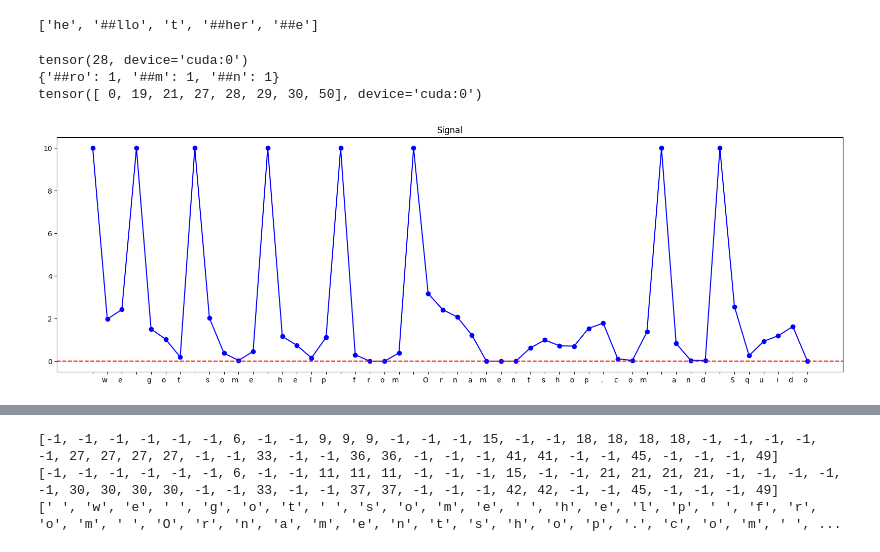
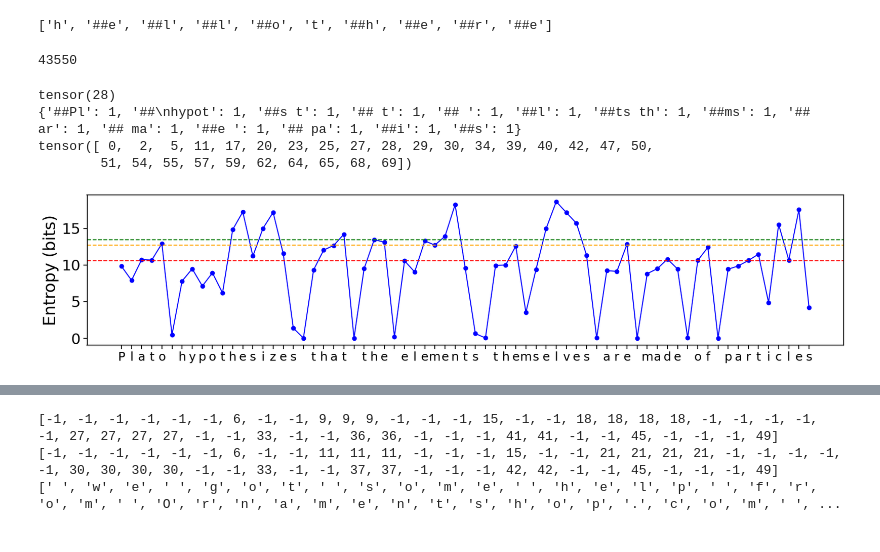
Before and after one commit to codebyzeb/infotokenization, a Jupyter notebook: notebooks/bytetokenizer.ipynb, the cells around one changed output, grey strips where cells are left out. Saved outputs shown, nothing was run; the diff lists cells and outputs as text; code cells hidden in the pictures.

```diff
--- a/notebooks/bytetokenizer.ipynb
+++ b/notebooks/bytetokenizer.ipynb
@@ -14,4 +19,4 @@ from commands.configs import (
 # %%
-from commands.configs import BYTE_LLM_PREDICTION_DATA
+from commands.configs import BYTE_LLM_PREDICTION_DATA, COMMONCORPUS_REPO_ID
 
-byte_data = load_dataset(f"{HF_USERNAME}/{FINEWEBEDU_REPO_ID}", BYTE_LLM_PREDICTION_DATA, split="fw57M")
+byte_data = load_dataset(f"{HF_USERNAME}/{FINEWEBEDU_REPO_ID}", BYTE_LLM_PREDICTION_DATA)['fw57M']
@@ -141,9 +157,6 @@ class ThresholdTokenizerTrainer:
         )
         self.total_tokens = len(self.ids)
 
-        # fix the off-by-one error with the signal tensor
-        self.signal = self.signal.roll(1)
-
         self.logger.info("Ids and signal tensors created.")
 
         # Set all EOS, UNK and PAD tokens to large value to prevent them from being included within tokens
@@ -151,8 +164,8 @@ class ThresholdTokenizerTrainer:
         self.signal[self.ids == byte_tokenizer.unk_token_id] = inf_value
         self.signal[self.ids == byte_tokenizer.pad_token_id] = inf_value
 
-        if not self.include_space:
-            self.signal[self.ids == self.space_token_id] = inf_value
+        # if not self.include_space:
+        #     self.signal[self.ids == self.space_token_id] = inf_value
 
         self.logger.info("Sorting signal tensor for threshold training...")
 
@@ -278,8 +291,8 @@ byte_data_subset = byte_data.select(range(1000))
 
 trainer = ThresholdTokenizerTrainer(
     dataset=byte_data_subset,
-    byte_tokenizer=byte_tokenizer,
-    measure="Entropy",
+    byte_tokenizer=byte_level_tokenizer,
+    measure="Space Probability",
     include_space=False,
     frequency_threshold=20,
     logger=logger,
@@ -292,3 +305,3 @@ trainer = ThresholdTokenizerTrainer(
 # %%
-trainer.train(1000)
+trainer.train(600)
 # %% [output]
@@ -316,26 +328,51 @@ trainer.train(1000)
 tokenizer = trainer.create_tokenizer()
 tokenizer.tokenize("hello there")
 # %% [output]
-['he', '##llo', 't', '##her', '##e']
+['h', '##e', '##l', '##l', '##o', 't', '##h', '##e', '##r', '##e']
+# %%
+for lim in range(0, len(trainer.signal), 50):
+    if 'Plato' in byte_level_tokenizer.decode(trainer.ids[lim:lim+50]):
+        print(lim)
+        break
+# %% [output]
+43550
 # %%
 from collections import defaultdict
 
-lim = 50
-j = 4
+lim = 43550+210
+lim2 = 43619+210
+j = 35
+# lim = 43550
+# lim2 = 43619
+# j = 35
 
-signal = trainer.signal[:lim]
-ids = trainer.ids[:lim]
-signal[ids == trainer.space_token_id] = 10
+signal = trainer.signal[lim:lim2]
+ids = trainer.ids[lim:lim2]
+#signal[ids == trainer.space_token_id] = 10
 tokens = [byte_level_tokenizer.decode([token]) for token in ids]
 sorted_indices = torch.argsort(signal)
 threshold = signal[sorted_indices[j]].item()
+threshold2 = signal[sorted_indices[j+15]].item()
+threshold3 = signal[sorted_indices[j+20]].item()
 print(sorted_indices[j])
 
-plt.figure(figsize=(20, 6))
+plt.figure(figsize=(20, 4))
 plt.plot(signal.cpu().numpy(), marker='o', linestyle='-', color='b')
-plt.xticks(list(range(lim)), tokens, ha='right')
+plt.xticks(list(range(lim2-lim)), tokens, ha='center', fontsize=18)
 plt.axhline(y=threshold, color='red', linestyle='--')
-plt.title("Signal")
+plt.axhline(y=threshold2, color='orange', linestyle='--')
+plt.axhline(y=threshold3, color='green', linestyle='--')
+# Force bounding box to align with y axis
+#plt.ylim(0, 4)
+# Add vertical line whenever the signal crosses the threshold
+# for i in range(len(signal)-1):
+#     if (signal[i] >= threshold):
+#         plt.axvline(x=i, color='gray', linestyle='--', alpha=0.5)
+# for i in range(len(signal)-1):
+#     if (ids[i] == trainer.space_token_id):
+#         plt.axvline(x=i, color='green', linestyle='--', alpha=0.5)
+
+plt.ylabel('Entropy (bits)')
 
 joined_tokens = []
 current_token = ""
@@ -354,37 +391,38 @@ space_token_id = trainer.space_token_id
 
 # Only iterate over even indices (valid regions)
 start_index = 0 if valid_mask[0] else 1
 for i in range(start_index, len(segment_boundaries)-1, 2):
     start = segment_boundaries[i].item()
     end = segment_boundaries[i + 1].item()
 
     segment_ids = ids[start:end]
 
     # Skip if the segment is empty
     if len(segment_ids) == 0:
         continue
 
     if not start_of_word[start]:
         token_ref = (False, segment_ids)
     else:
         token_ref = (True, segment_ids)
     added_vocab[token_ref] += 1
 
 final_vocab = {}
 for token_ref, count in added_vocab.items():
     is_start_of_word, token_ids = token_ref
     token = byte_level_tokenizer.decode(token_ids)
     if not is_start_of_word:
         token = "##" + token
     final_vocab[token] = count
 
 print(final_vocab)
 print(segment_boundaries)
 # %% [output]
-tensor(28, device='cuda:0')
-{'##ro': 1, '##m': 1, '##n': 1}
-tensor([ 0, 19, 21, 27, 28, 29, 30, 50], device='cuda:0')
+tensor(28)
+{'##Pl': 1, '##\nhypot': 1, '##s t': 1, '## t': 1, '## ': 1, '##l': 1, '##ts th': 1, '##ms': 1, '## ar': 1, '## ma': 1, '##e ': 1, '## pa': 1, '##i': 1, '##s': 1}
+tensor([ 0,  2,  5, 11, 17, 20, 23, 25, 27, 28, 29, 30, 34, 39, 40, 42, 47, 50,
+        51, 54, 55, 57, 59, 62, 64, 65, 68, 69])
-[figure, old version]
+[figure, new version]
 # %%
 from collections import defaultdict
 
```
Also changed, not shown: parts of 6 cells of this notebook, 1 other file.
